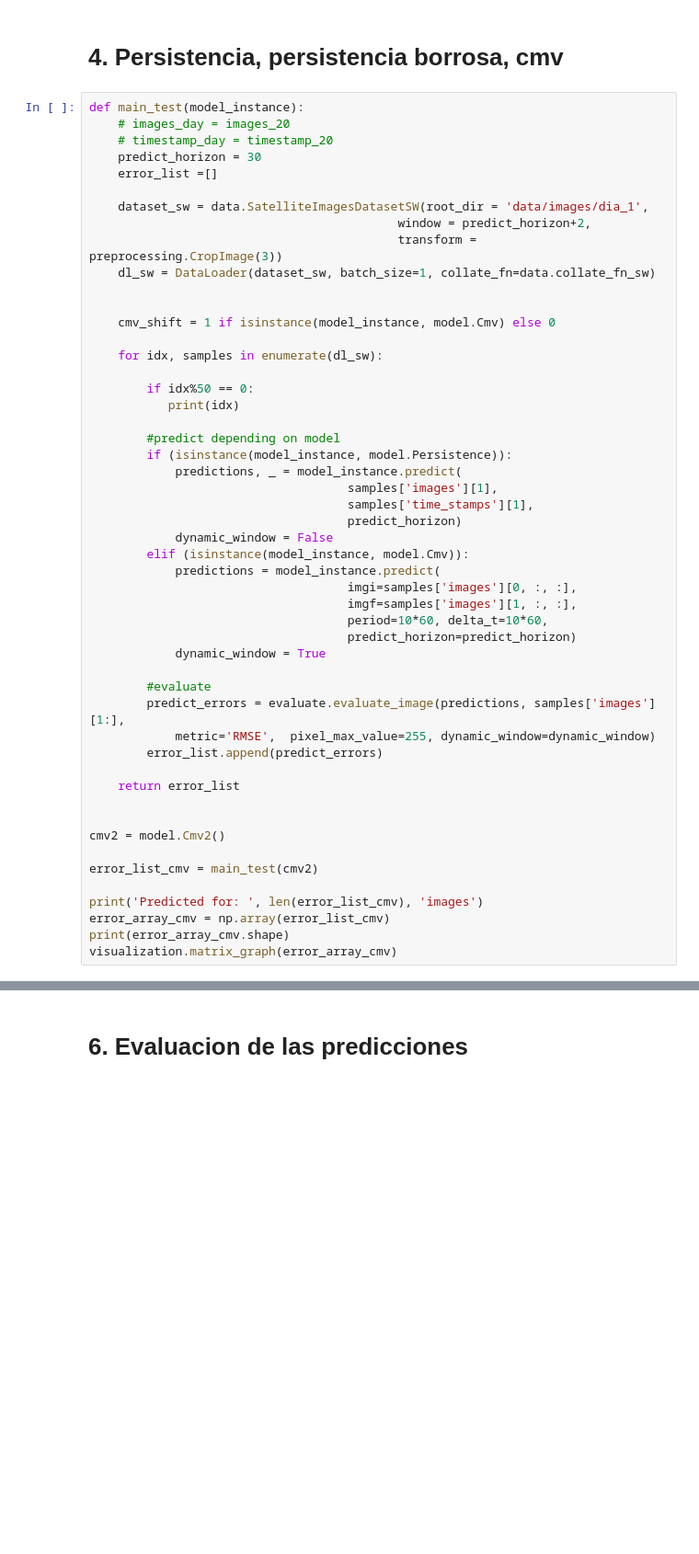
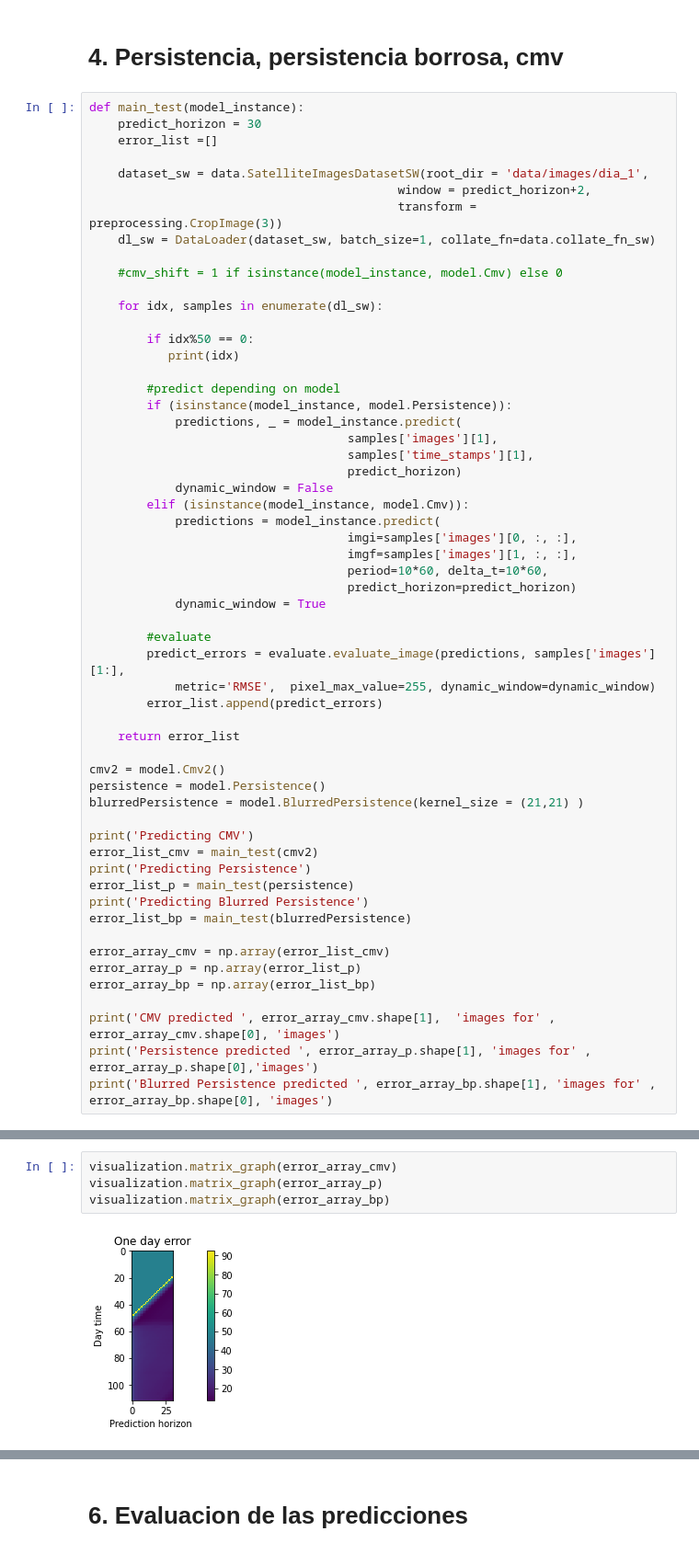
Before and after one commit to francomozo/deepCloud, a Jupyter notebook: nb-demo.ipynb, the cells around one changed output, grey strips where cells are left out. Shown: that part at 92% size. Cells and saved outputs as stored; diff of their text form; blank space fills up the shorter version.

```diff
--- a/nb-demo.ipynb
+++ b/nb-demo.ipynb
@@ -94,8 +94,6 @@ Going through the images of one day with a sliding window of 10 images takes:  7
 # 4. Persistencia, persistencia borrosa, cmv
 # %%
 def main_test(model_instance):
-    # images_day = images_20
-    # timestamp_day = timestamp_20
     predict_horizon = 30
     error_list =[]
 
@@ -104,8 +102,7 @@ def main_test(model_instance):
                                            transform = preprocessing.CropImage(3))
     dl_sw = DataLoader(dataset_sw, batch_size=1, collate_fn=data.collate_fn_sw)
 
-
-    cmv_shift = 1 if isinstance(model_instance, model.Cmv) else 0
+    #cmv_shift = 1 if isinstance(model_instance, model.Cmv) else 0
 
     for idx, samples in enumerate(dl_sw):
 
@@ -134,13 +131,22 @@ def main_test(model_instance):
 
     return error_list
 
+cmv2 = model.Cmv2()
+persistence = model.Persistence()
+blurredPersistence = model.BlurredPersistence(kernel_size = (21,21) )
 
-cmv2 = model.Cmv2()
+print('Predicting CMV')
+error_list_cmv = main_test(cmv2)
+print('Predicting Persistence')
+error_list_p = main_test(persistence)
+print('Predicting Blurred Persistence')
+error_list_bp = main_test(blurredPersistence)
 
-error_list_cmv = main_test(cmv2)
+error_array_cmv = np.array(error_list_cmv)
+error_array_p = np.array(error_list_p)
+error_array_bp = np.array(error_list_bp)
 
-print('Predicted for: ', len(error_list_cmv), 'images')
-error_array_cmv = np.array(error_list_cmv)
-print(error_array_cmv.shape)
-visualization.matrix_graph(error_array_cmv)
+print('CMV predicted ', error_array_cmv.shape[1],  'images for' , error_array_cmv.shape[0], 'images')
+print('Persistence predicted ', error_array_p.shape[1], 'images for' , error_array_p.shape[0],'images')
+print('Blurred Persistence predicted ', error_array_bp.shape[1], 'images for' , error_array_bp.shape[0], 'images')
 # %% [output]
@@ -168,0 +182,6 @@ Predicted for:  112 images
+# %%
+visualization.matrix_graph(error_array_cmv)
+visualization.matrix_graph(error_array_p)
+visualization.matrix_graph(error_array_bp)
+# %% [output]
+[figure, added]
```
Also changed, not shown: parts of 9 cells of this notebook, 3 other files.
